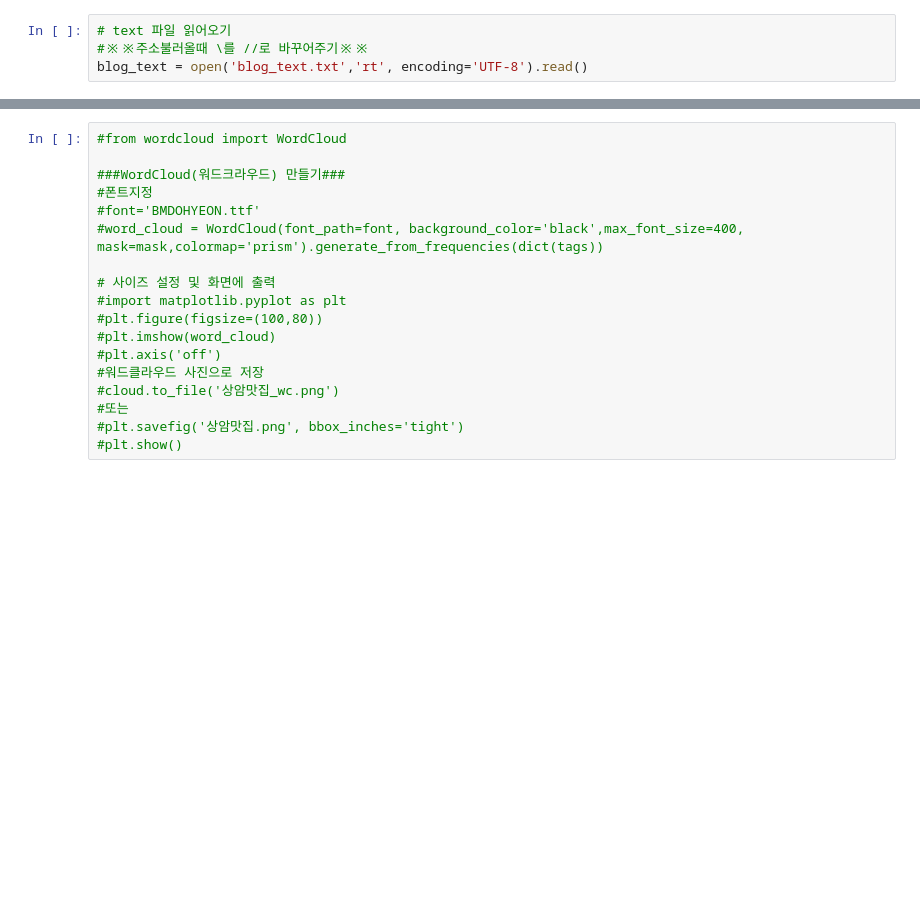
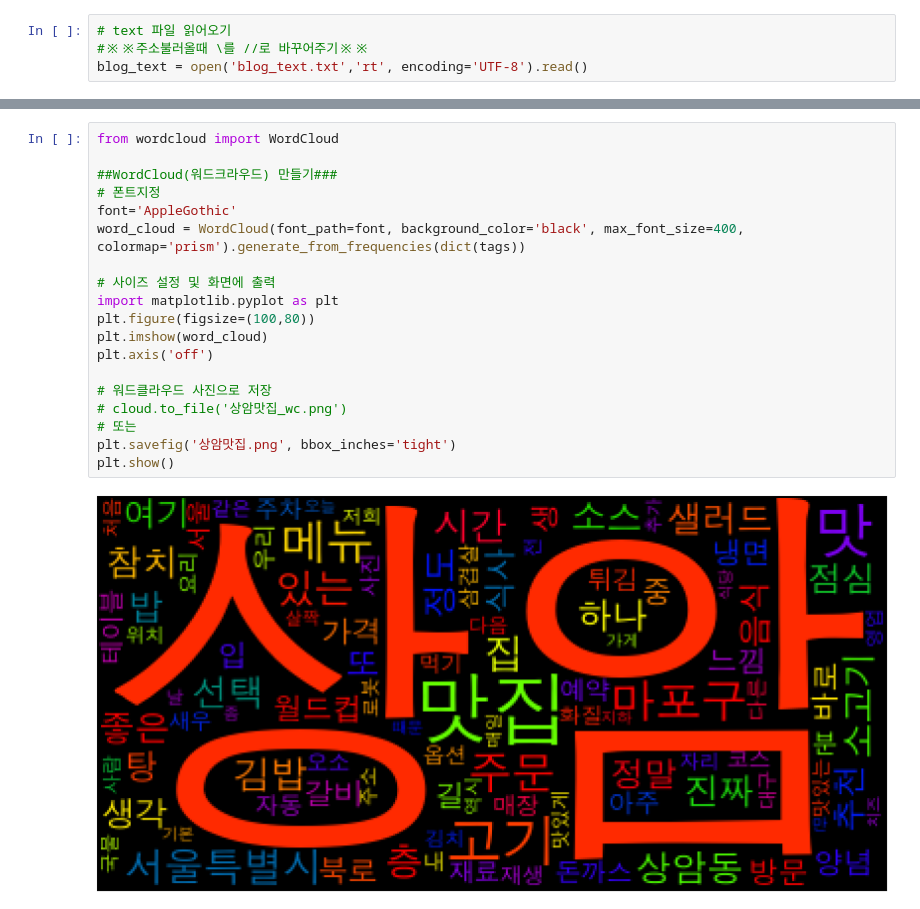
Before and after one commit to 951237/ai_graduate, a Jupyter notebook: 4th_machineLearing/220729_네이버 크롤링/네이버 블로그 크로링 결과로 워드클라우드 시각화하기.ipynb, the cells around one changed output, grey strips where cells are left out. Drawn from its saved outputs; the diff is of its cells as text; blank space fills up the shorter version.

Commit message:
Update : 워드클라우드 주석 업데이트

```diff
--- a/4th_machineLearing/220729_네이버 크롤링/네이버 블로그 크로링 결과로 워드클라우드 시각화하기.ipynb
+++ b/4th_machineLearing/220729_네이버 크롤링/네이버 블로그 크로링 결과로 워드클라우드 시각화하기.ipynb
@@ -43,21 +72,24 @@ mask = np.array(mask)
 # %%
-#from wordcloud import WordCloud
+from wordcloud import WordCloud
 
-###WordCloud(워드크라우드) 만들기###
-#폰트지정
-#font='BMDOHYEON.ttf'
-#word_cloud = WordCloud(font_path=font, background_color='black',max_font_size=400, mask=mask,colormap='prism').generate_from_frequencies(dict(tags))
+##WordCloud(워드크라우드) 만들기###
+# 폰트지정
+font='AppleGothic'
+word_cloud = WordCloud(font_path=font, background_color='black', max_font_size=400, colormap='prism').generate_from_frequencies(dict(tags))
 
 # 사이즈 설정 및 화면에 출력
-#import matplotlib.pyplot as plt
-#plt.figure(figsize=(100,80))
-#plt.imshow(word_cloud)
-#plt.axis('off')
-#워드클라우드 사진으로 저장
-#cloud.to_file('상암맛집_wc.png')
-#또는
-#plt.savefig('상암맛집.png', bbox_inches='tight')
-#plt.show()
+import matplotlib.pyplot as plt
+plt.figure(figsize=(100,80))
+plt.imshow(word_cloud)
+plt.axis('off')
+
+# 워드클라우드 사진으로 저장
+# cloud.to_file('상암맛집_wc.png')
+# 또는
+plt.savefig('상암맛집.png', bbox_inches='tight')
+plt.show()
+# %% [output]
+[figure, added]
 # %%
 %matplotlib inline
 import matplotlib.pyplot as plt
```
Also changed, not shown: parts of 8 cells of this notebook, 2 other files.
